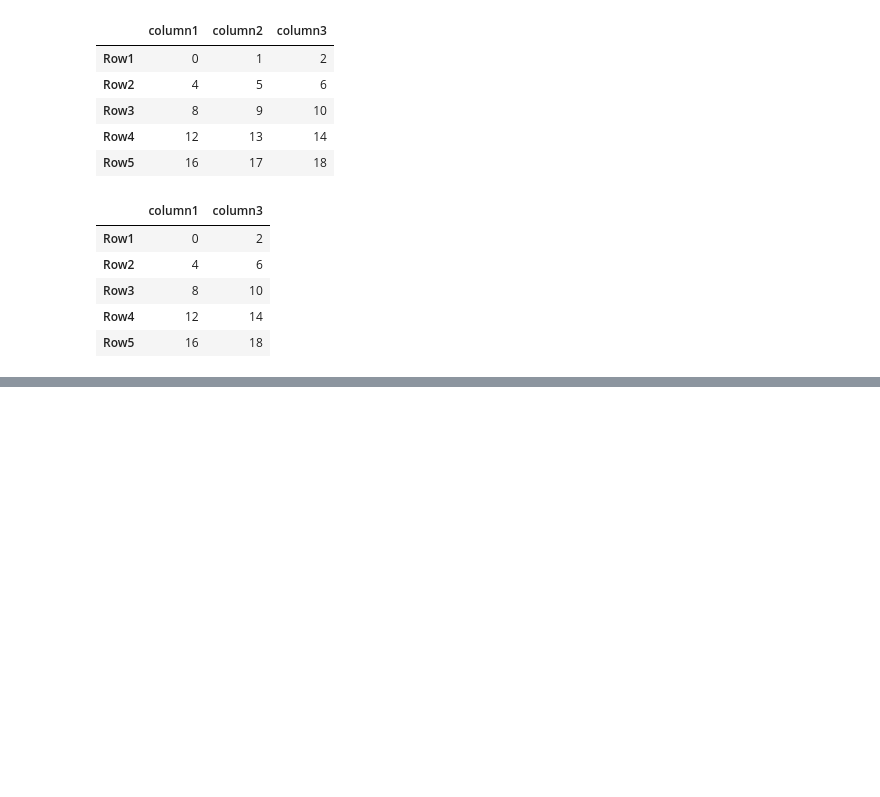
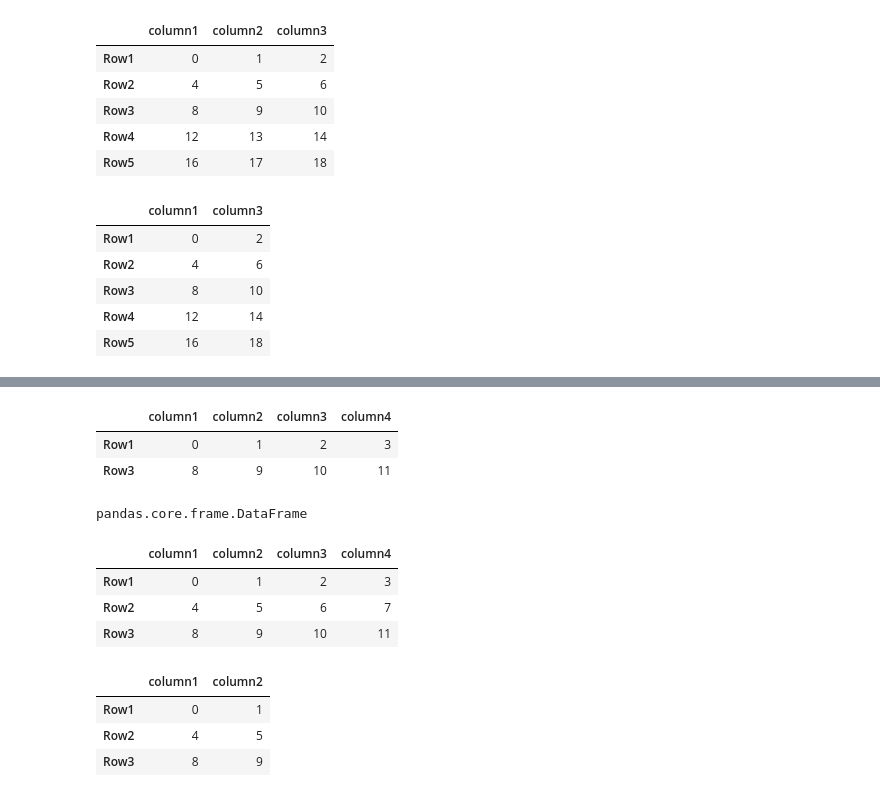
Before and after one commit to DenzAviator/pandas, a Jupyter notebook: research.ipynb, the cells around one changed output, grey strips where cells are left out. Cells and saved outputs as stored; diff of their text form; code cells hidden in the pictures; blank space fills up the shorter version.

```diff
--- a/research.ipynb
+++ b/research.ipynb
@@ -58,0 +97,24 @@ df[["column1","column3"]]
+# %%
+df.loc[["Row1","Row3"]]
+# %% [output]
+|  | column1 | column2 | column3 | column4 |
+| Row1 | 0 | 1 | 2 | 3 |
+| Row3 | 8 | 9 | 10 | 11 |
+# %%
+type(df.loc[["Row1","Row3"]])
+# %% [output]
+pandas.core.frame.DataFrame
+# %%
+df.iloc[0:3]
+# %% [output]
+|  | column1 | column2 | column3 | column4 |
+| Row1 | 0 | 1 | 2 | 3 |
+| Row2 | 4 | 5 | 6 | 7 |
+| Row3 | 8 | 9 | 10 | 11 |
+# %%
+df.iloc[0:3,0:2]
+# %% [output]
+|  | column1 | column2 |
+| Row1 | 0 | 1 |
+| Row2 | 4 | 5 |
+| Row3 | 8 | 9 |
```
Also changed, not shown: parts of 32 cells of this notebook.
